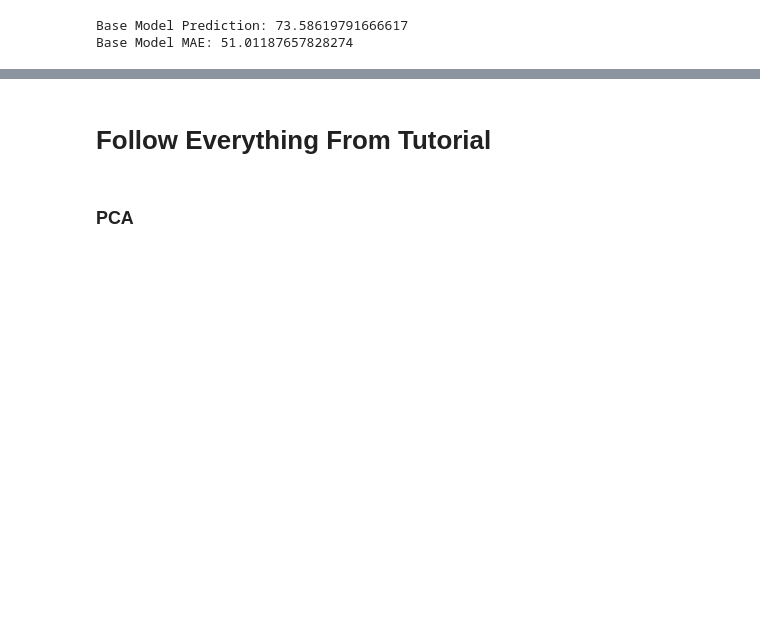
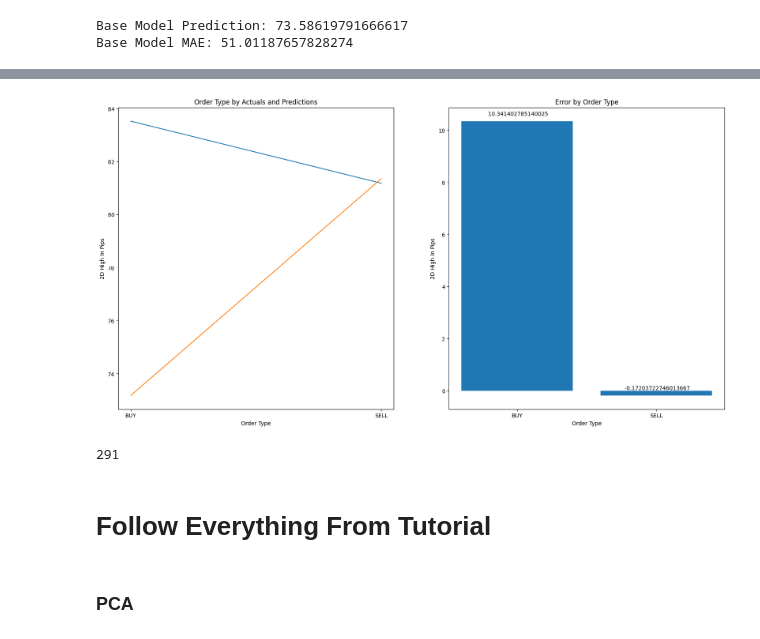
Before and after one commit to Cli091996/GU_High_ML_Project, a Jupyter notebook: GU_High_ML_Project_V2.ipynb, the cells around one changed output, grey strips where cells are left out. Cells and saved outputs as stored; diff of their text form; code cells hidden in the pictures; blank space fills up the shorter version.

```diff
--- a/GU_High_ML_Project_V2.ipynb
+++ b/GU_High_ML_Project_V2.ipynb
@@ -351,3 +400,36 @@ for i, txt in enumerate(group_df['error']):
+# %%
+#Group by order type then plot
+group_df = df.groupby('order_type').mean().reset_index()
+
+#Create plot figure
+fig, axs = plt.subplots(1,2, figsize=(20,10))
+
+#Plot first subplot: order_type by actuals
+axs[0].plot(group_df['order_type'], group_df['Actuals'])
+axs[0].plot(group_df['order_type'], group_df['Predictions'])
+axs[0].set_xlabel('Order Type')
+axs[0].set_ylabel('2D High In Pips')
+axs[0].set_title('Order Type by Actuals and Predictions')
+
+#Plot first subplot: order_type by actuals
+axs[1].bar(group_df['order_type'], group_df['error'])
+axs[1].set_xlabel('Order Type')
+axs[1].set_ylabel('2D High In Pips')
+axs[1].set_title('Error by Order Type')
+
+#Add data labels to figure 2
+for i, txt in enumerate(group_df['error']):
+    axs[1].annotate(f' {txt}', (group_df['order_type'][i], group_df['error'][i]), textcoords='offset points', xytext=(0,10),ha='center')
+# %% [output]
+[figure, added]
+# %%
+a = -300
+b = 9
+
+all_ = abs(a) - abs(b)
+all_
+# %% [output]
+291
 # %% [markdown]
 # Follow Everything From Tutorial
 # %%
```
Also changed, not shown: parts of 19 cells of this notebook.
